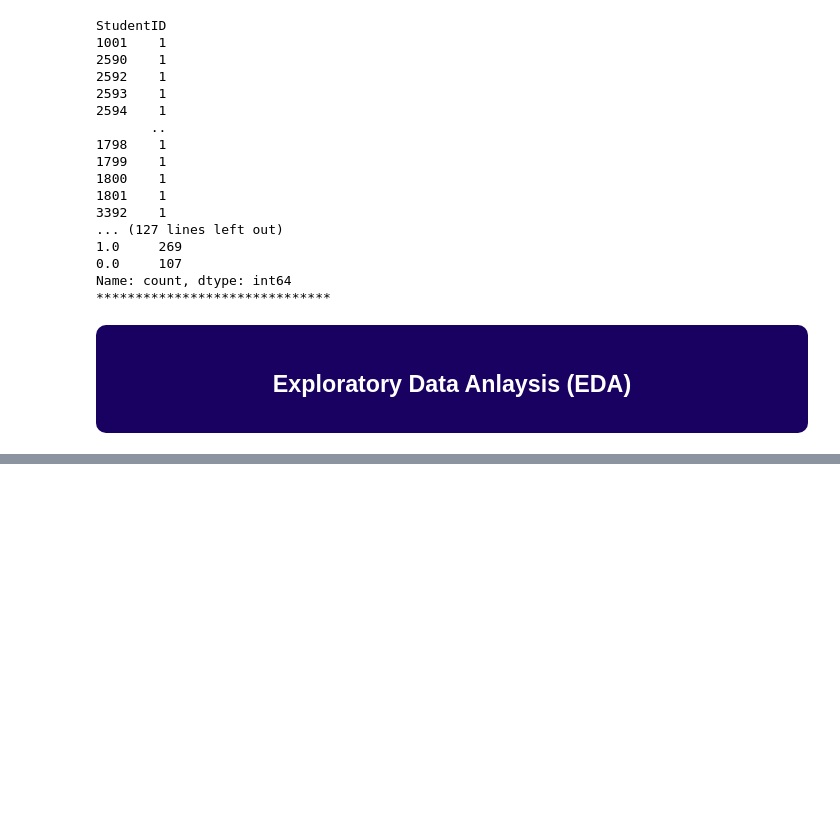
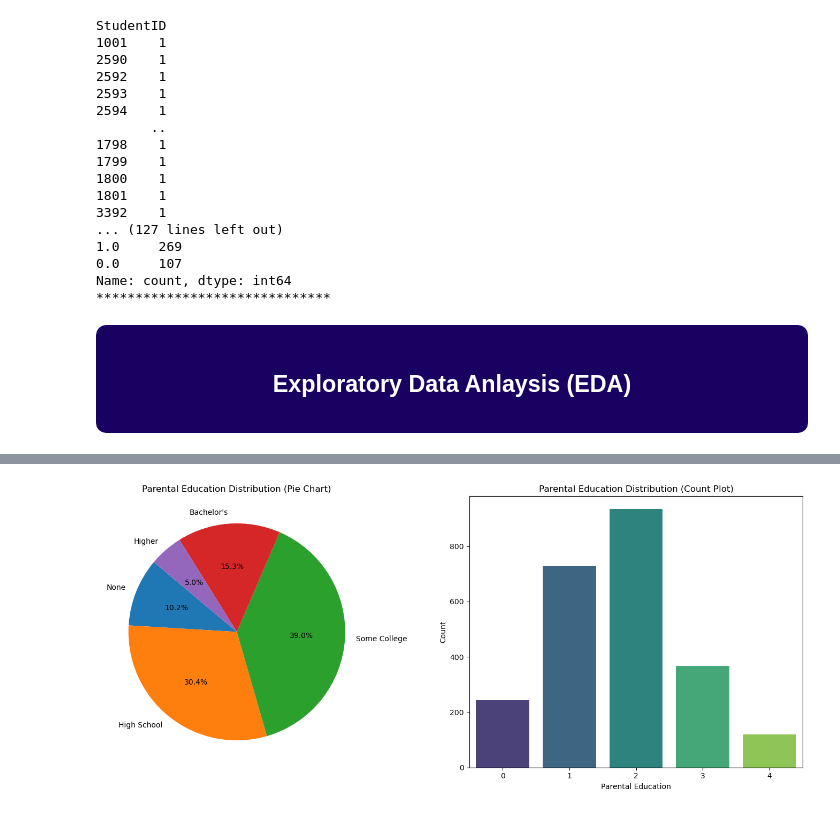
Before and after one commit to ahmedhassan456/students_performance_classification, a Jupyter notebook: students_performance_classification.ipynb, the cells around one changed output, grey strips where cells are left out. Cells and saved outputs as stored; diff of their text form; code cells hidden in the pictures; blank space fills up the shorter version.

```diff
--- a/students_performance_classification.ipynb
+++ b/students_performance_classification.ipynb
@@ -118,0 +241,14 @@ df.drop(["StudentID"], axis=1, inplace=True)
+# %%
+parental_education = df['ParentalEducation'].value_counts().sort_index()
+
+fig, (ax1, ax2) = plt.subplots(1, 2, figsize=(14, 6))
+ax1.pie(parental_education, autopct='%1.1f%%', startangle=140, labels=['None', 'High School', 'Some College', "Bachelor's", 'Higher'])
+ax1.set_title('Parental Education Distribution (Pie Chart)')
+sns.countplot(x='ParentalEducation', data=df, ax=ax2, palette='viridis')
+ax2.set_title('Parental Education Distribution (Count Plot)')
+ax2.set_xlabel('Parental Education')
+ax2.set_ylabel('Count')
+plt.tight_layout()
+plt.show()
+# %% [output]
+[figure, added]
```
Also changed, not shown: parts of 8 cells of this notebook.
